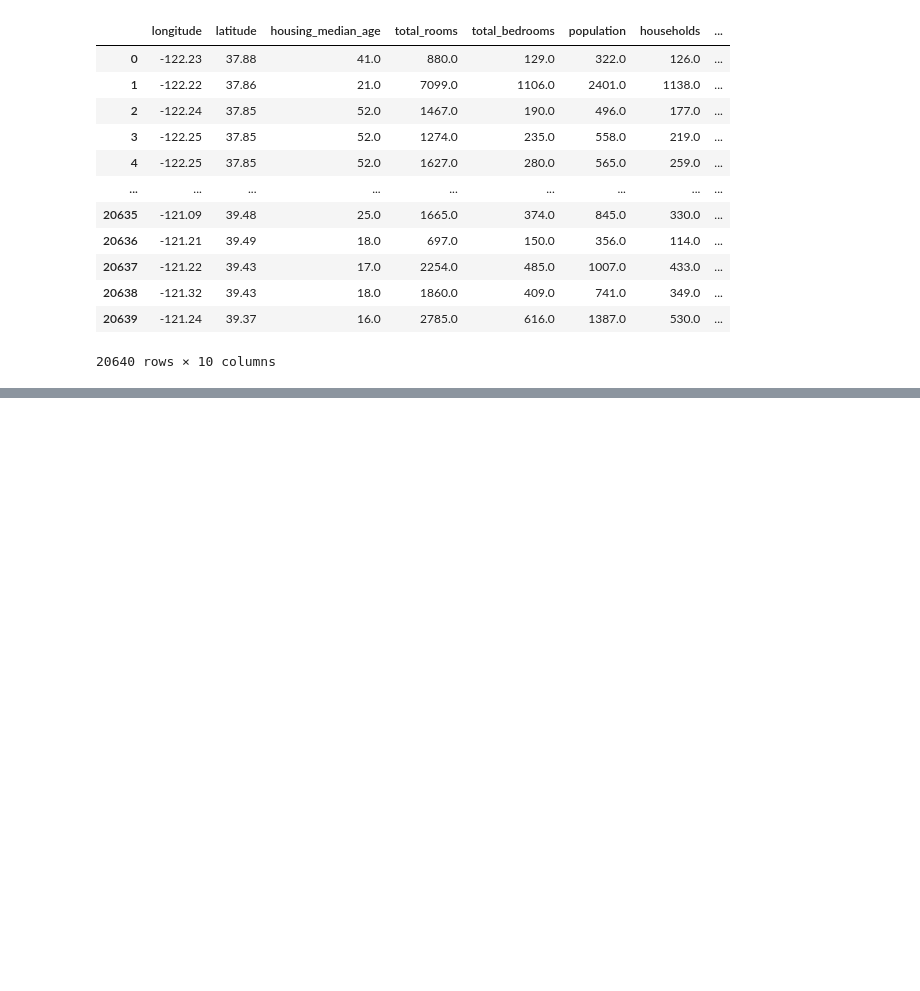
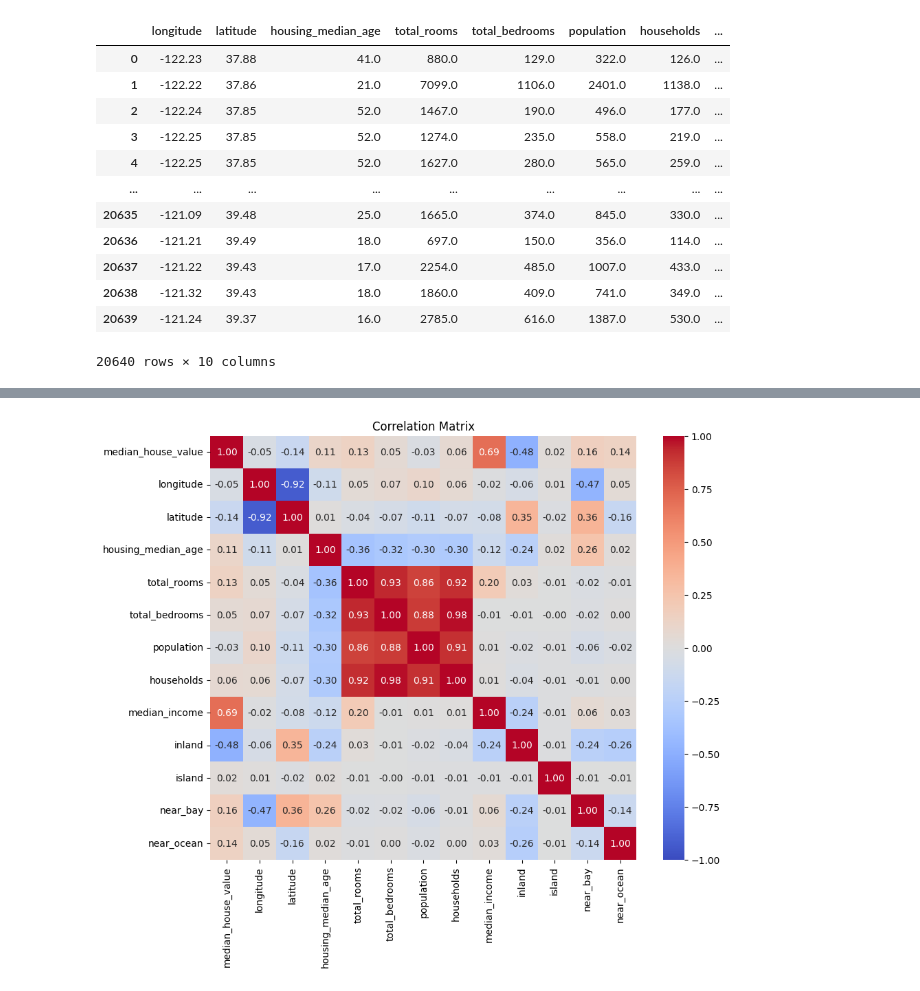
Before and after one commit to HaseongJung/bigdata_lecture, a Jupyter notebook: assignment/code/house.ipynb, the cells around one changed output, grey strips where cells are left out. Cells and saved outputs as stored; diff of their text form; code cells hidden in the pictures; blank space fills up the shorter version.

```diff
--- a/assignment/code/house.ipynb
+++ b/assignment/code/house.ipynb
@@ -21,0 +240,15 @@ data
+# %%
+# visualization
+corr_matrix = df.corr()
+
+# Create a heatmap of the correlation matrix
+plt.figure(figsize=(10, 8))
+sns.heatmap(corr_matrix,
+            annot=True, # show numbers in each cell
+            cmap='coolwarm',    # color of heatmap
+            vmin=-1, vmax=1,   # limit of color bar
+            fmt='.2f')  # number format in each cell
+plt.title('Correlation Matrix')
+plt.show()
+# %% [output]
+[figure, added]
```
Also changed, not shown: parts of 44 cells of this notebook.
